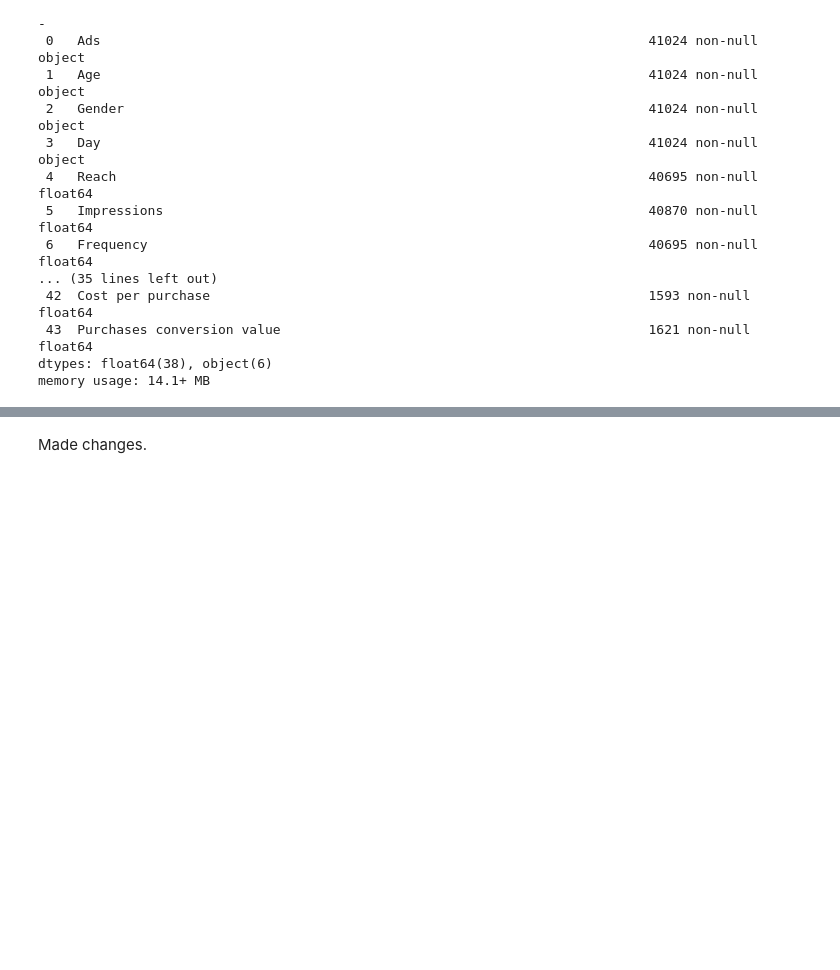
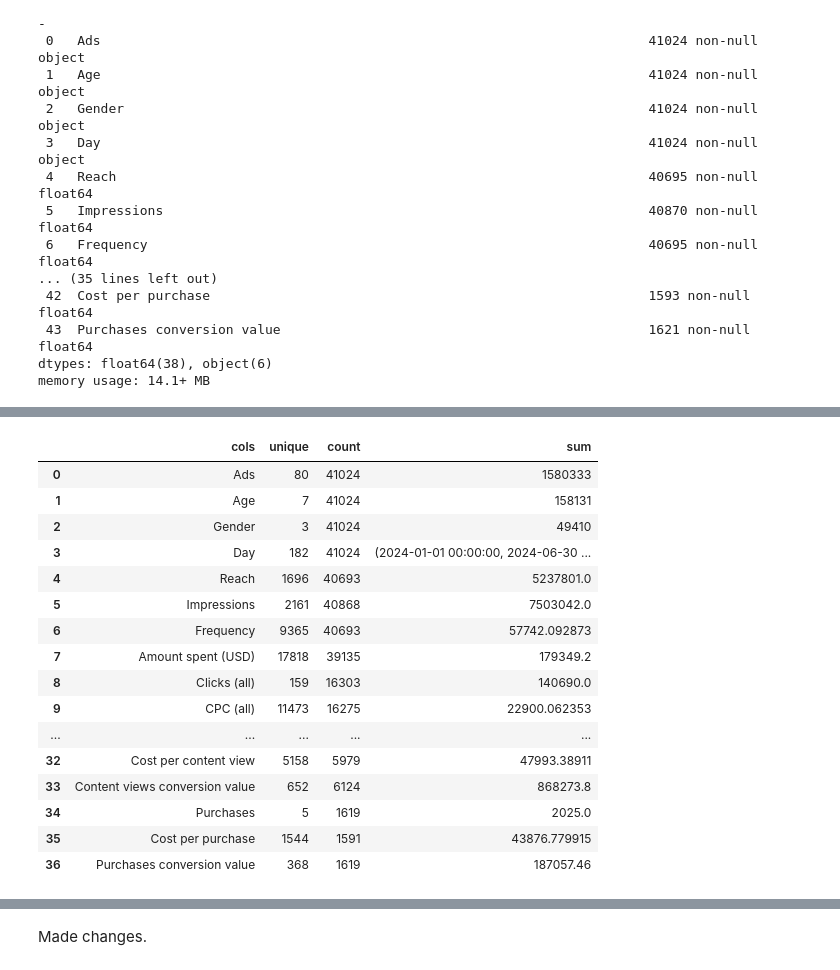
Before and after one commit to Zeth-Abney/Advertising-EDA, a Jupyter notebook: notebooks/luma-nutrition-eda.ipynb, the cells around one changed output, grey strips where cells are left out. Saved outputs shown, nothing was run; the diff lists cells and outputs as text; code cells hidden in the pictures; blank space fills up the shorter version.

```diff
--- a/notebooks/luma-nutrition-eda.ipynb
+++ b/notebooks/luma-nutrition-eda.ipynb
@@ -102,0 +236,14 @@ plt.show()
+# %%
+# Apply the encoding function to the 'Gender' column
+encoded_gender_series = data['Gender'].apply(map_gender_to_numeric)
+
+# Check the encoded values
+# print("Encoded Gender Series:")
+# print(encoded_gender_series)
+
+# Replace the original 'Gender' column with the encoded column
+data['Gender'] = encoded_gender_series
+
+# Verify the transformation
+print("Encoded 'Gender' Column:")
+print(data['Gender'])
@@ -102,0 +292,4 @@ plt.show()
+# %%
+# reformating ads as strings
+data['Ads'] = data['Ads'].astype(str)
+data['Ads'].describe()
@@ -102,0 +372,24 @@ plt.show()
+# %%
+# creating a new variable to containt the ad hoc transformation
+df_cleaned = data
+
+# summarizing the ad hoc transformation
+create_summary(df_cleaned)
+# %% [output]
+|  | cols | unique | count | sum |
+| 0 | Ads | 80 | 41024 | 1580333 |
+| 1 | Age | 7 | 41024 | 158131 |
+| 2 | Gender | 3 | 41024 | 49410 |
+| 3 | Day | 182 | 41024 | (2024-01-01 00:00:00, 2024-06-30 ... |
+| 4 | Reach | 1696 | 40693 | 5237801.0 |
+| 5 | Impressions | 2161 | 40868 | 7503042.0 |
+| 6 | Frequency | 9365 | 40693 | 57742.092873 |
+| 7 | Amount spent (USD) | 17818 | 39135 | 179349.2 |
+| 8 | Clicks (all) | 159 | 16303 | 140690.0 |
+| 9 | CPC (all) | 11473 | 16275 | 22900.062353 |
+| ... | ... | ... | ... | ... |
+| 32 | Cost per content view | 5158 | 5979 | 47993.38911 |
+| 33 | Content views conversion value | 652 | 6124 | 868273.8 |
+| 34 | Purchases | 5 | 1619 | 2025.0 |
+| 35 | Cost per purchase | 1544 | 1591 | 43876.779915 |
+| 36 | Purchases conversion value | 368 | 1619 | 187057.46 |
```
Also changed, not shown: parts of 39 cells of this notebook.
